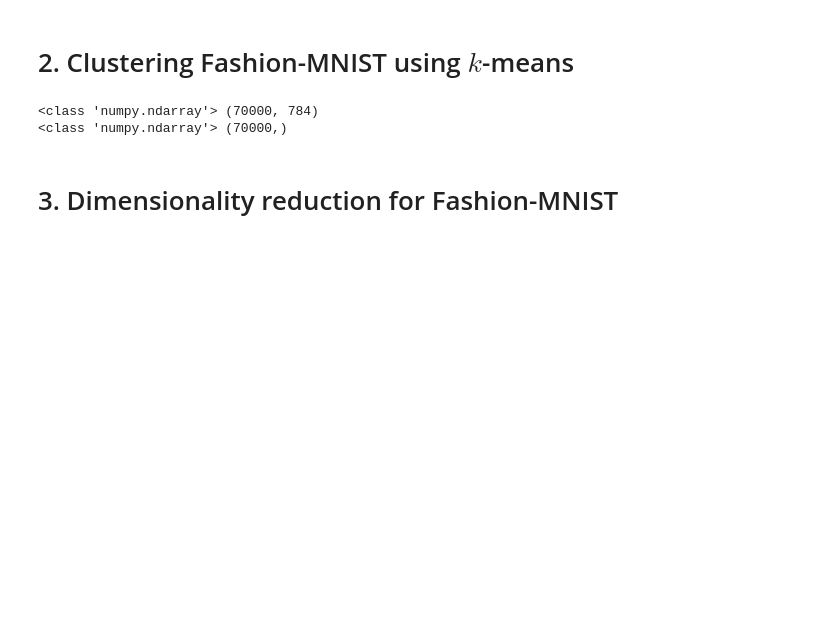
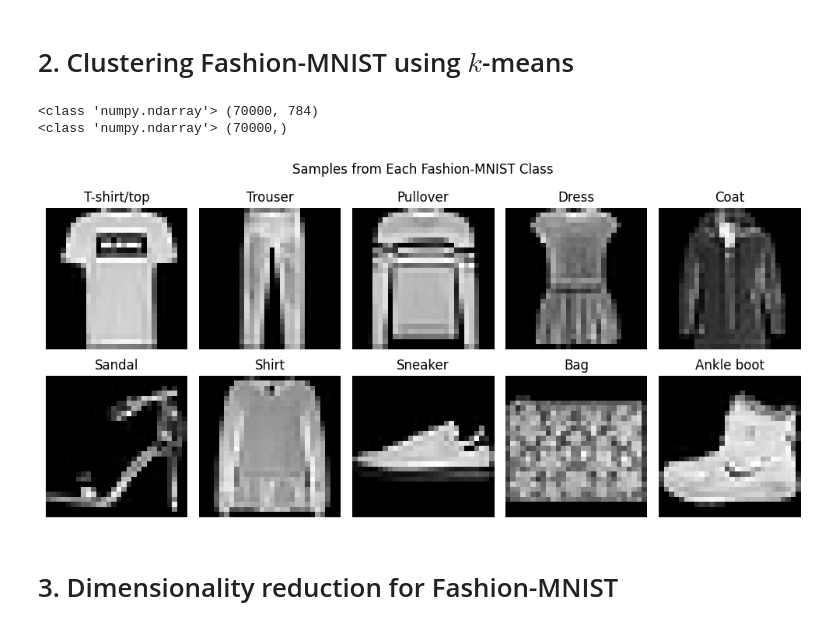
Before and after one commit to a-walnut-13/data-science-project-2, a Jupyter notebook: project2.ipynb, the cells around one changed output. Saved outputs shown, nothing was run; the diff lists cells and outputs as text; code cells hidden in the pictures; blank space fills up the shorter version.

```diff
--- a/project2.ipynb
+++ b/project2.ipynb
@@ -74,3 +72,22 @@ print(type(y),y.shape)
+# %%
+import matplotlib.pyplot as plt
+
+# Array of figures
+class_names = ['T-shirt/top', 'Trouser', 'Pullover', 'Dress', 'Coat', 'Sandal', 'Shirt', 'Sneaker', 'Bag', 'Ankle boot']
+plt.figure(figsize=(10, 5))
+for label in range(10):
+  idx = np.where(y == label)[0][0]
+  image = X[idx].reshape(28, 28)
+  plt.subplot(2, 5, label + 1)
+  plt.imshow(image, cmap='gray')
+  plt.title(class_names[label])
+  plt.axis('off')
+
+plt.suptitle("Samples from Each Fashion-MNIST Class")
+plt.tight_layout()
+plt.show()
+# %% [output]
+[figure, added]
 # %% [markdown]
 # 3. Dimensionality reduction for Fashion-MNIST
 # %%
```
Also changed, not shown: parts of 1 cell of this notebook.
